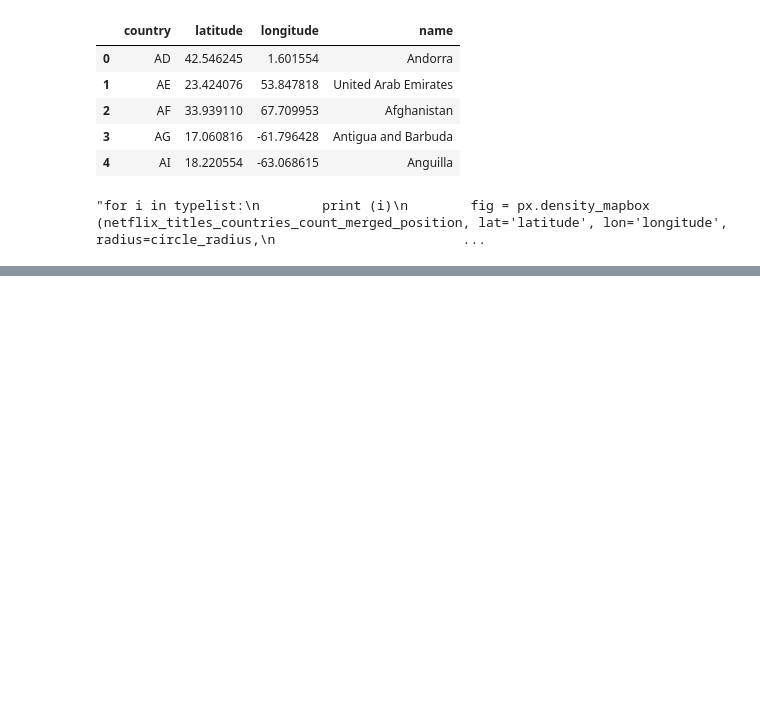
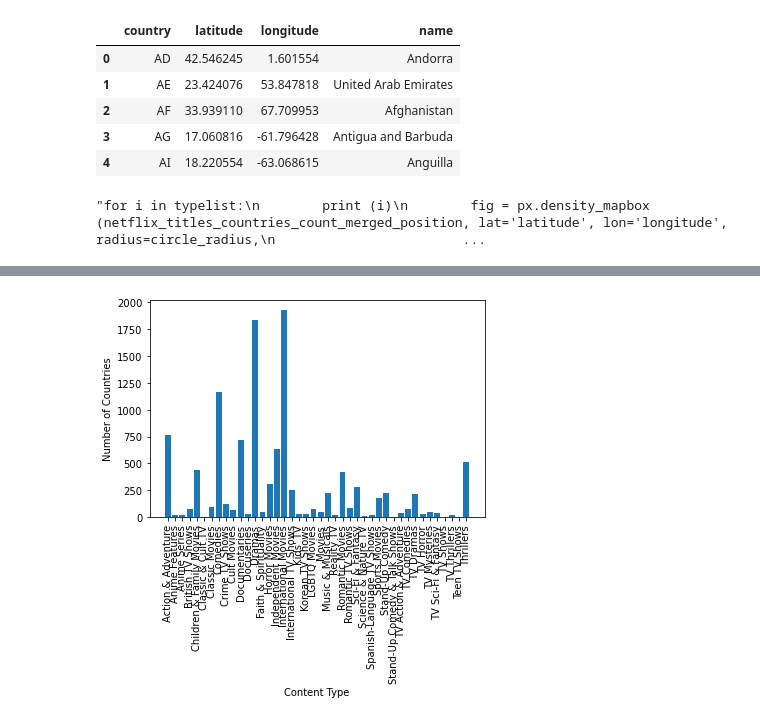
Before and after one commit to ahmadfarouk/Project-Netflix, a Jupyter notebook: Python-Netflix-Project-DataNormalization.ipynb, the cells around one changed output, grey strips where cells are left out. Saved outputs shown, nothing was run; the diff lists cells and outputs as text; code cells hidden in the pictures; blank space fills up the shorter version.

Commit message:
Adding the graph list

```diff
--- a/Python-Netflix-Project-DataNormalization.ipynb
+++ b/Python-Netflix-Project-DataNormalization.ipynb
@@ -217,3 +217,7 @@ fig = px.density_mapbox (netflix_titles_countries_count_merged_position, lat='la
 fig.show ()
 # %% [output]
 [interactive output not drawn]
+# %%
+netflix_genre_countries = netflix_titles_listed_in.merge (netflix_titles_countries, left_on='Titles',right_on='Titles')
+netflix_groupby_genre_countries = netflix_genre_countries.groupby('ListedIn').count()
+netflix_groupby_genre_countries
@@ -219,0 +243,8 @@ fig.show ()
+# %%
+plt.ylabel("Number of Countries")
+plt.xlabel("Content Type")
+plt.bar(netflix_groupby_genre_countries.index, netflix_groupby_genre_countries['Country'])
+plt.xticks(rotation=90)
+plt.show()
+# %% [output]
+[figure, added]
```
Also changed, not shown: parts of 3 cells of this notebook, 2 other files.
